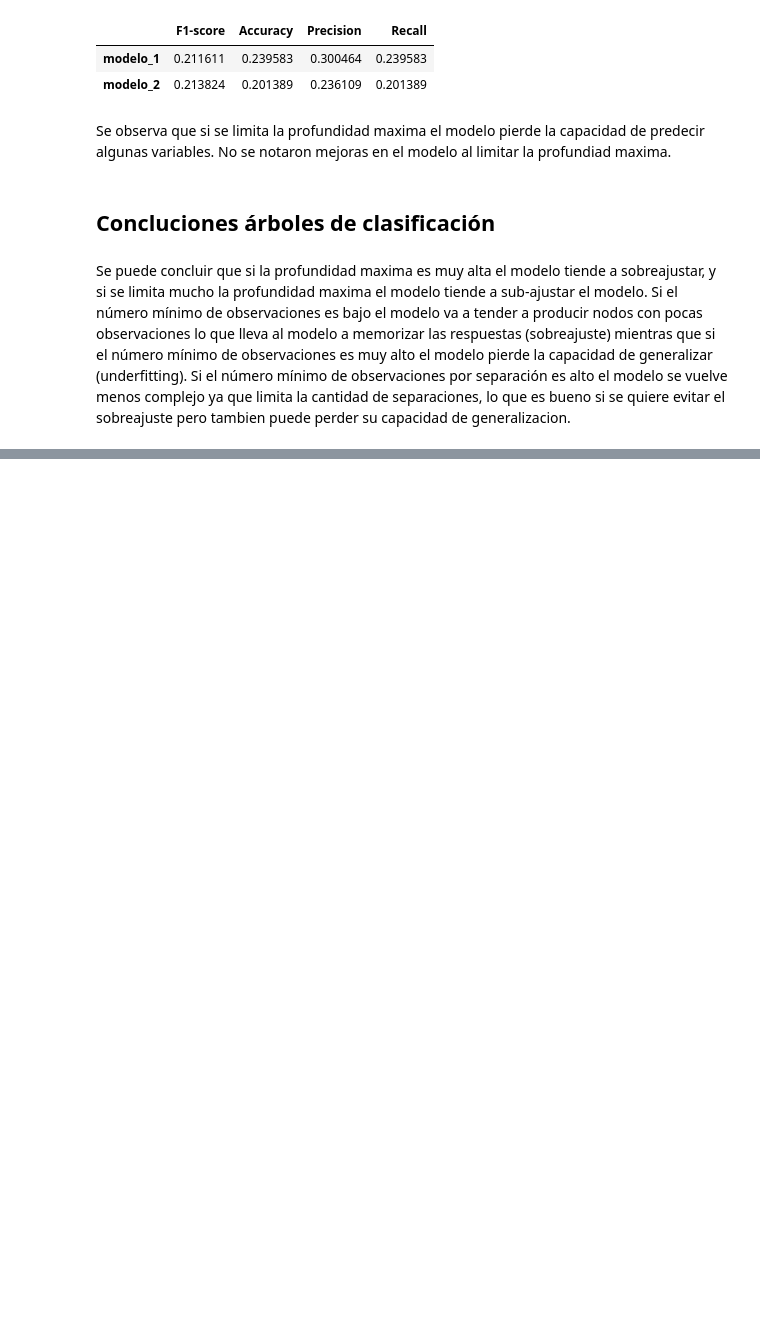
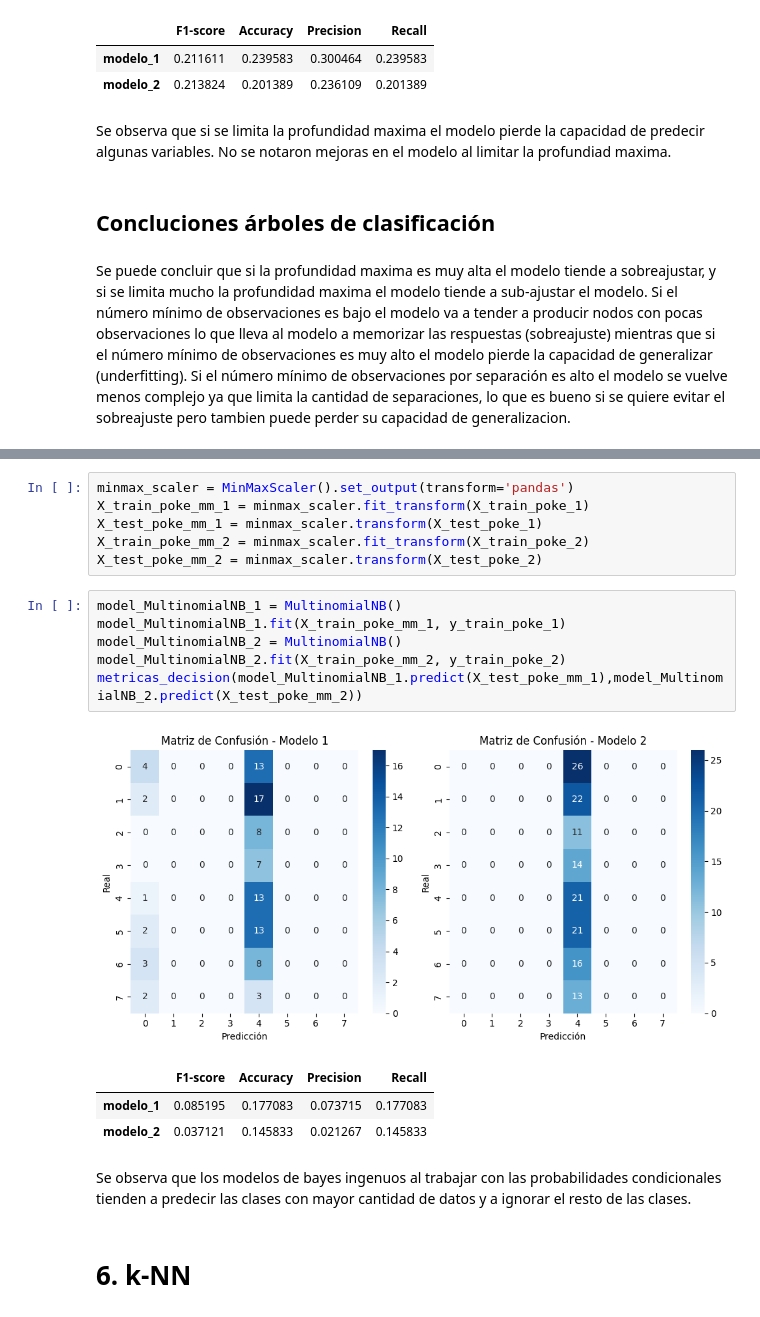
Before and after one commit to EugenioBravi/TP2_mineria, a Jupyter notebook: TP_2.ipynb, the cells around one changed output, grey strips where cells are left out. Saved outputs shown, nothing was run; the diff lists cells and outputs as text; blank space fills up the shorter version.

```diff
--- a/TP_2.ipynb
+++ b/TP_2.ipynb
@@ -553,0 +579,21 @@ Se puede concluir que si la profundidad maxima es muy alta el modelo tiende a so
+# %%
+minmax_scaler = MinMaxScaler().set_output(transform='pandas')
+X_train_poke_mm_1 = minmax_scaler.fit_transform(X_train_poke_1)
+X_test_poke_mm_1 = minmax_scaler.transform(X_test_poke_1)
+X_train_poke_mm_2 = minmax_scaler.fit_transform(X_train_poke_2)
+X_test_poke_mm_2 = minmax_scaler.transform(X_test_poke_2)
+# %%
+model_MultinomialNB_1 = MultinomialNB()
+model_MultinomialNB_1.fit(X_train_poke_mm_1, y_train_poke_1)
+model_MultinomialNB_2 = MultinomialNB()
+model_MultinomialNB_2.fit(X_train_poke_mm_2, y_train_poke_2)
+metricas_decision(model_MultinomialNB_1.predict(X_test_poke_mm_1),model_MultinomialNB_2.predict(X_test_poke_mm_2))
+# %% [output]
+[figure, added]
+|  | F1-score | Accuracy | Precision | Recall |
+| modelo_1 | 0.085195 | 0.177083 | 0.073715 | 0.177083 |
+| modelo_2 | 0.037121 | 0.145833 | 0.021267 | 0.145833 |
+# %% [markdown]
+Se observa que los modelos de bayes ingenuos al trabajar con las probabilidades condicionales tienden a predecir las clases con mayor cantidad de datos y a ignorar el resto de las clases.
+# %% [markdown]
+# 6. k-NN
```
Also changed, not shown: parts of 8 cells of this notebook.
